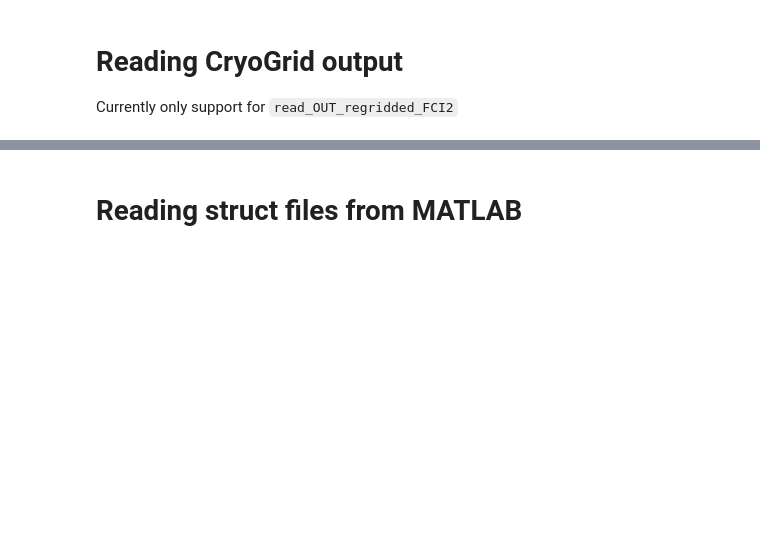
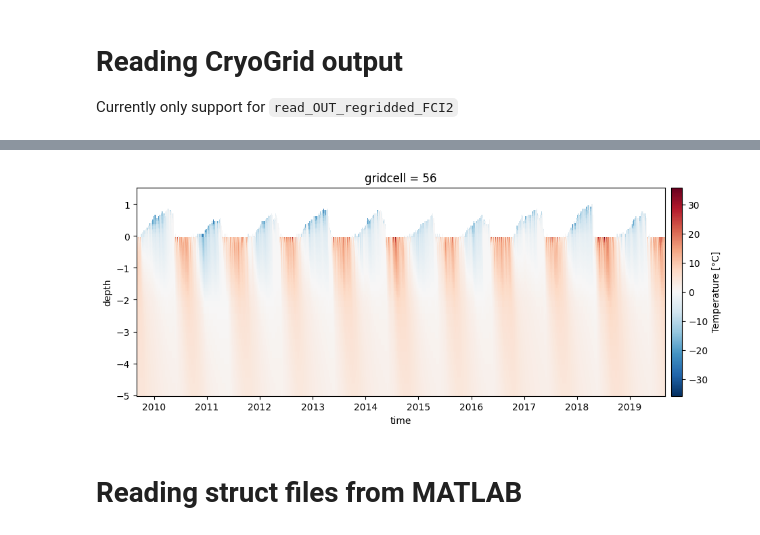
Before and after one commit to lukegre/CryoGrid-pyTools, a Jupyter notebook: demo.ipynb, the cells around one changed output, grey strips where cells are left out. Saved outputs shown, nothing was run; the diff lists cells and outputs as text; code cells hidden in the pictures; blank space fills up the shorter version.

```diff
--- a/demo.ipynb
+++ b/demo.ipynb
@@ -132,4 +132,8 @@ PandasIndex(Index([ 1.5, 1.45, 1.4, 1.3499999999999999, 1.2999999999999998, 1.24
 Attributes: (0)
+# %%
+img = out.T[0].plot.imshow(size=4, aspect=3, cbar_kwargs=dict(pad=0.01, label='Temperature [°C]'))
+# %% [output]
+[figure, added]
 # %% [markdown]
 # Reading struct files from MATLAB
 # %% [markdown]
```
Also changed, not shown: parts of 2 cells of this notebook, 2 other files.
